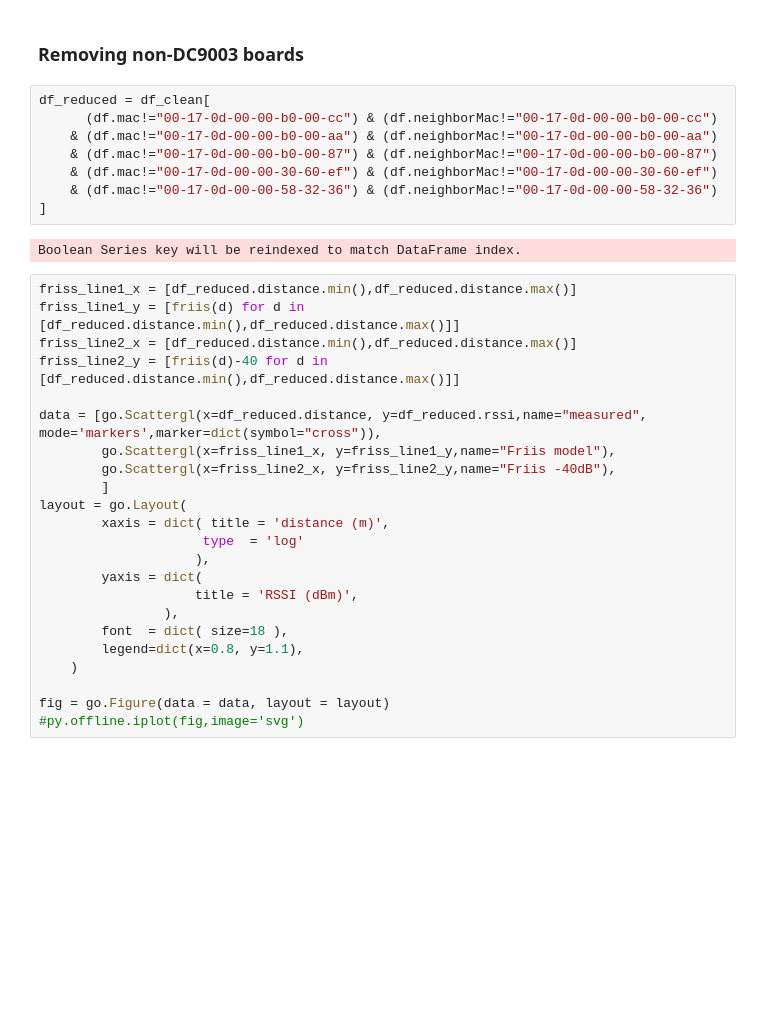
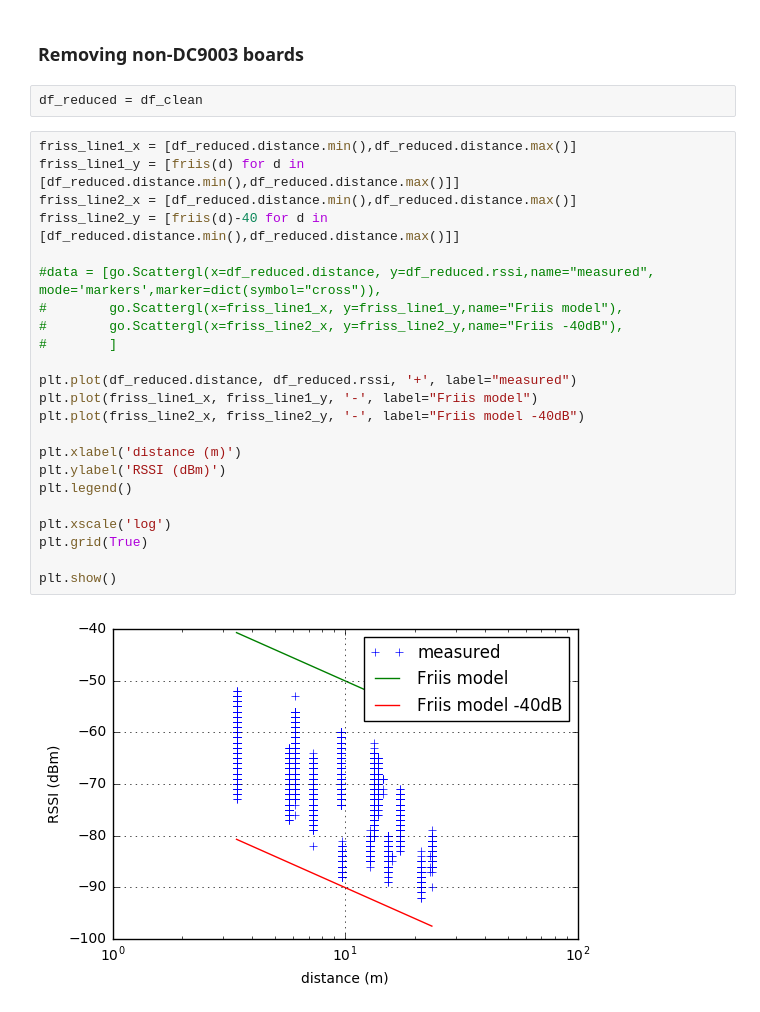
Before and after one commit to keomabrun/brun18using, a Jupyter notebook: notebooks/Pister_Hack.ipynb, the cells around one changed output. Saved outputs shown, nothing was run; the diff lists cells and outputs as text; blank space fills up the shorter version.

```diff
--- a/notebooks/Pister_Hack.ipynb
+++ b/notebooks/Pister_Hack.ipynb
@@ -63,36 +59,30 @@ See the caveats in the documentation: http://pandas.pydata.org/pandas-docs/stabl
 # RSSI vs Distance (Pister-Hack model)
 # %% [markdown]
 ### Removing non-DC9003 boards
-# %%
-df_reduced = df_clean[
-      (df.mac!="00-17-0d-00-00-b0-00-cc") & (df.neighborMac!="00-17-0d-00-00-b0-00-cc")
-    & (df.mac!="00-17-0d-00-00-b0-00-aa") & (df.neighborMac!="00-17-0d-00-00-b0-00-aa")
-    & (df.mac!="00-17-0d-00-00-b0-00-87") & (df.neighborMac!="00-17-0d-00-00-b0-00-87")
-    & (df.mac!="00-17-0d-00-00-30-60-ef") & (df.neighborMac!="00-17-0d-00-00-30-60-ef")
-    & (df.mac!="00-17-0d-00-00-58-32-36") & (df.neighborMac!="00-17-0d-00-00-58-32-36")
-]
-# %% [output]
-Boolean Series key will be reindexed to match DataFrame index.
+# %%
+df_reduced = df_clean
 # %%
 friss_line1_x = [df_reduced.distance.min(),df_reduced.distance.max()]
 friss_line1_y = [friis(d) for d in [df_reduced.distance.min(),df_reduced.distance.max()]]
 friss_line2_x = [df_reduced.distance.min(),df_reduced.distance.max()]
 friss_line2_y = [friis(d)-40 for d in [df_reduced.distance.min(),df_reduced.distance.max()]]
 
-data = [go.Scattergl(x=df_reduced.distance, y=df_reduced.rssi,name="measured", mode='markers',marker=dict(symbol="cross")),
-        go.Scattergl(x=friss_line1_x, y=friss_line1_y,name="Friis model"),
-        go.Scattergl(x=friss_line2_x, y=friss_line2_y,name="Friis -40dB"),
-        ]
-layout = go.Layout(
-        xaxis = dict( title = 'distance (m)',
-                     type  = 'log'
-                    ),
-        yaxis = dict(
-                    title = 'RSSI (dBm)',
-                ),
-        font  = dict( size=18 ),
-        legend=dict(x=0.8, y=1.1),
-    )
+#data = [go.Scattergl(x=df_reduced.distance, y=df_reduced.rssi,name="measured", mode='markers',marker=dict(symbol="cross")),
+#        go.Scattergl(x=friss_line1_x, y=friss_line1_y,name="Friis model"),
+#        go.Scattergl(x=friss_line2_x, y=friss_line2_y,name="Friis -40dB"),
+#        ]
 
-fig = go.Figure(data = data, layout = layout)
-#py.offline.iplot(fig,image='svg')
+plt.plot(df_reduced.distance, df_reduced.rssi, '+', label="measured")
+plt.plot(friss_line1_x, friss_line1_y, '-', label="Friis model")
+plt.plot(friss_line2_x, friss_line2_y, '-', label="Friis model -40dB")
+
+plt.xlabel('distance (m)')
+plt.ylabel('RSSI (dBm)')
+plt.legend()
+
+plt.xscale('log')
+plt.grid(True)
+
+plt.show()
+# %% [output]
+[figure, added]
```
Also changed, not shown: parts of 2 cells of this notebook.
